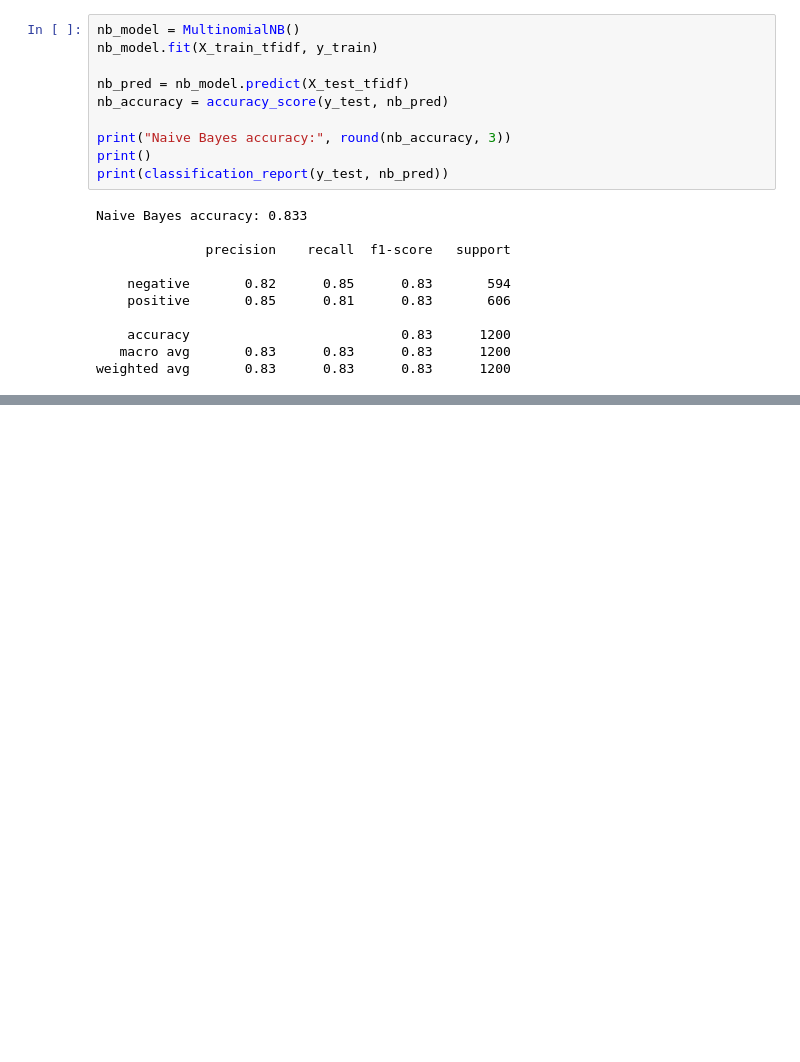
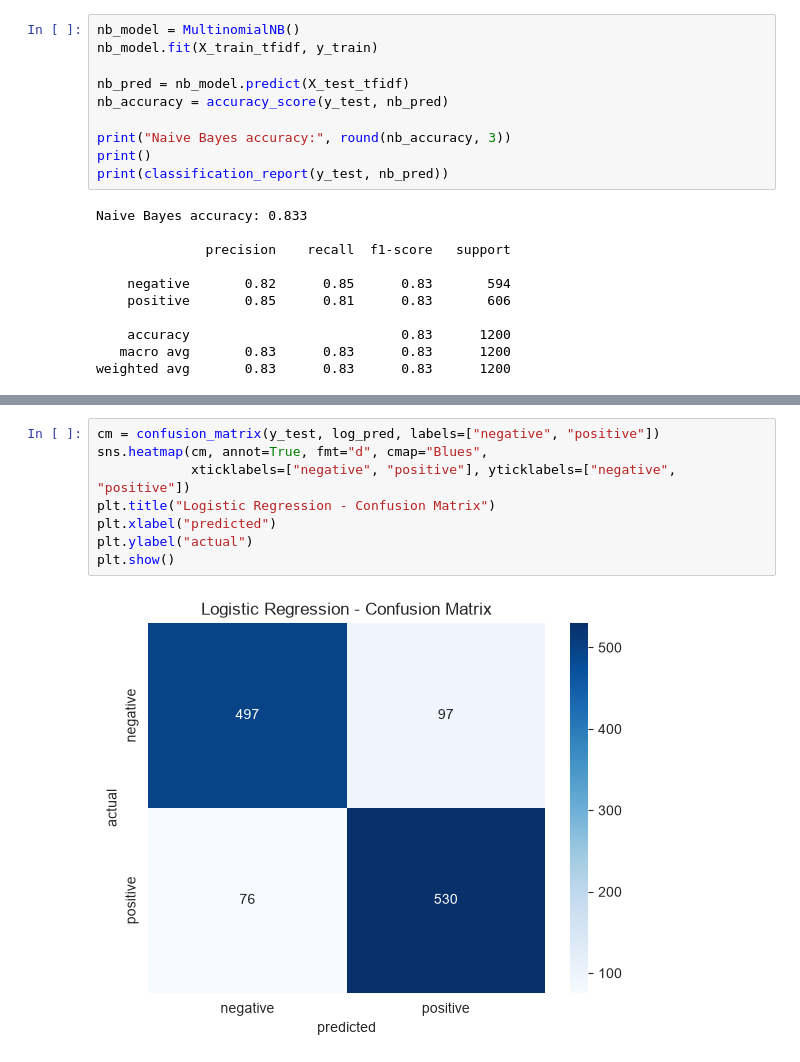
Before and after one commit to santoshkhadka615-syp/AI-ML-Internship, a Jupyter notebook: Week 8 Unsupervised Learning & NLP Basics/sentiment_analysis.ipynb, the cells around one changed output, grey strips where cells are left out. Cells and saved outputs as stored; diff of their text form; blank space fills up the shorter version.

```diff
--- a/Week 8 Unsupervised Learning & NLP Basics/sentiment_analysis.ipynb
+++ b/Week 8 Unsupervised Learning & NLP Basics/sentiment_analysis.ipynb
@@ -191,0 +204,10 @@ weighted avg       0.83      0.83      0.83      1200
+# %%
+cm = confusion_matrix(y_test, log_pred, labels=["negative", "positive"])
+sns.heatmap(cm, annot=True, fmt="d", cmap="Blues",
+            xticklabels=["negative", "positive"], yticklabels=["negative", "positive"])
+plt.title("Logistic Regression - Confusion Matrix")
+plt.xlabel("predicted")
+plt.ylabel("actual")
+plt.show()
+# %% [output]
+[figure, added]
```
Also changed, not shown: parts of 2 cells of this notebook.
